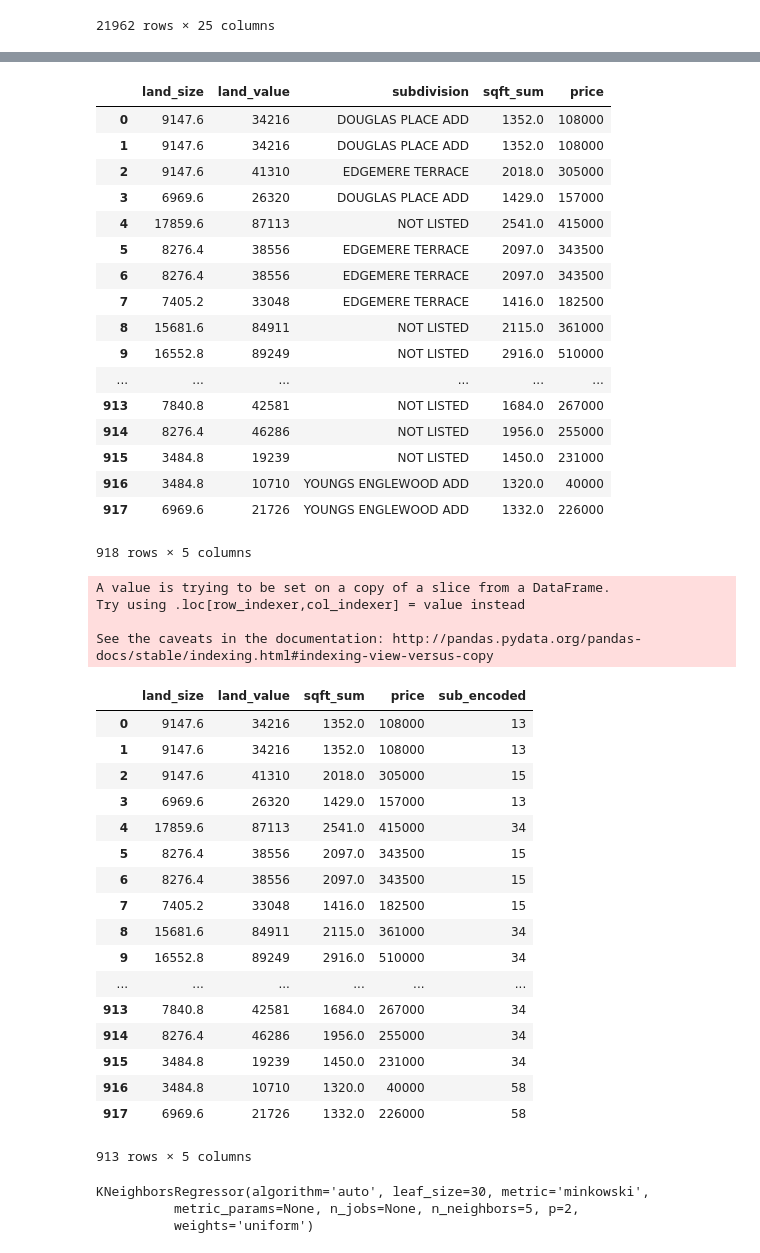
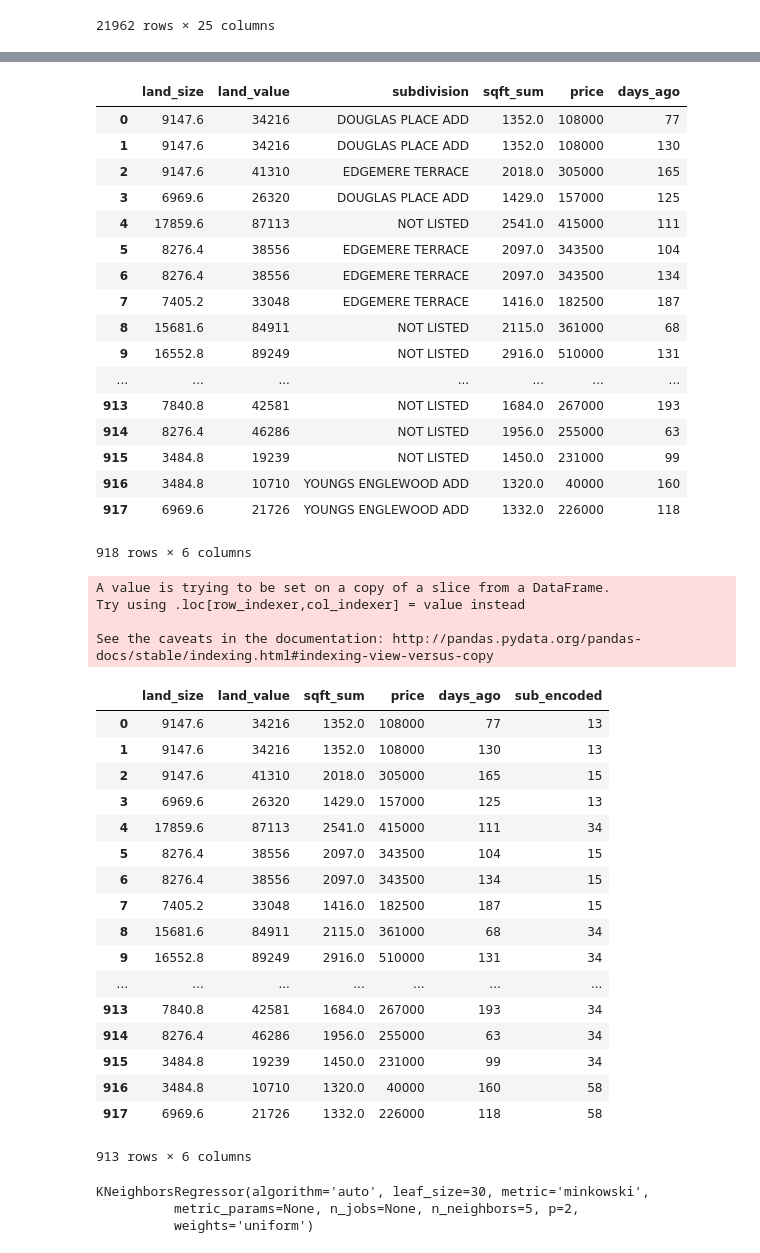
Before and after one commit to ottinger/apartments_analysis, a Jupyter notebook: housing_price_prediction/housing-price-prediction.ipynb, the cells around one changed output, grey strips where cells are left out. Drawn from its saved outputs; the diff is of its cells as text; code cells hidden in the pictures.

Commit message:
add days_ago to housing price prediction

```diff
--- a/housing_price_prediction/housing-price-prediction.ipynb
+++ b/housing_price_prediction/housing-price-prediction.ipynb
@@ -9,7 +9,9 @@ def read_sales_csv(filename):
     with open(filename) as csvfile:
         reader = csv.DictReader(csvfile)
         for row in reader:
-            sales.append({'date': datetime.strptime(row['date'], '%m/%d/%y'),
+            date = datetime.strptime(row['date'], '%m/%d/%y')
+            sales.append({'date': date,
+                     'days_ago': (datetime.now() - date).days,
                      'account_number': row['account_number'],
                      'price': int(row['price'])})
     return sales
@@ -146,26 +148,26 @@ display(merged_df)
 # %%
-new_df = merged_df[['land_size', 'land_value', 'subdivision', 'sqft_sum', 'price']]
+new_df = merged_df[['land_size', 'land_value', 'subdivision', 'sqft_sum', 'price', 'days_ago']]
 
 display(new_df)
 # %% [output]
-|  | land_size | land_value | subdivision | sqft_sum | price |
-| 0 | 9147.6 | 34216 | DOUGLAS PLACE ADD | 1352.0 | 108000 |
-| 1 | 9147.6 | 34216 | DOUGLAS PLACE ADD | 1352.0 | 108000 |
-| 2 | 9147.6 | 41310 | EDGEMERE TERRACE | 2018.0 | 305000 |
-| 3 | 6969.6 | 26320 | DOUGLAS PLACE ADD | 1429.0 | 157000 |
-| 4 | 17859.6 | 87113 | NOT LISTED | 2541.0 | 415000 |
-| 5 | 8276.4 | 38556 | EDGEMERE TERRACE | 2097.0 | 343500 |
-| 6 | 8276.4 | 38556 | EDGEMERE TERRACE | 2097.0 | 343500 |
-| 7 | 7405.2 | 33048 | EDGEMERE TERRACE | 1416.0 | 182500 |
-| 8 | 15681.6 | 84911 | NOT LISTED | 2115.0 | 361000 |
-| 9 | 16552.8 | 89249 | NOT LISTED | 2916.0 | 510000 |
-| ... | ... | ... | ... | ... | ... |
-| 913 | 7840.8 | 42581 | NOT LISTED | 1684.0 | 267000 |
-| 914 | 8276.4 | 46286 | NOT LISTED | 1956.0 | 255000 |
-| 915 | 3484.8 | 19239 | NOT LISTED | 1450.0 | 231000 |
-| 916 | 3484.8 | 10710 | YOUNGS ENGLEWOOD ADD | 1320.0 | 40000 |
-| 917 | 6969.6 | 21726 | YOUNGS ENGLEWOOD ADD | 1332.0 | 226000 |
+|  | land_size | land_value | subdivision | sqft_sum | price | days_ago |
+| 0 | 9147.6 | 34216 | DOUGLAS PLACE ADD | 1352.0 | 108000 | 77 |
+| 1 | 9147.6 | 34216 | DOUGLAS PLACE ADD | 1352.0 | 108000 | 130 |
+| 2 | 9147.6 | 41310 | EDGEMERE TERRACE | 2018.0 | 305000 | 165 |
+| 3 | 6969.6 | 26320 | DOUGLAS PLACE ADD | 1429.0 | 157000 | 125 |
+| 4 | 17859.6 | 87113 | NOT LISTED | 2541.0 | 415000 | 111 |
+| 5 | 8276.4 | 38556 | EDGEMERE TERRACE | 2097.0 | 343500 | 104 |
+| 6 | 8276.4 | 38556 | EDGEMERE TERRACE | 2097.0 | 343500 | 134 |
+| 7 | 7405.2 | 33048 | EDGEMERE TERRACE | 1416.0 | 182500 | 187 |
+| 8 | 15681.6 | 84911 | NOT LISTED | 2115.0 | 361000 | 68 |
+| 9 | 16552.8 | 89249 | NOT LISTED | 2916.0 | 510000 | 131 |
+| ... | ... | ... | ... | ... | ... | ... |
+| 913 | 7840.8 | 42581 | NOT LISTED | 1684.0 | 267000 | 193 |
+| 914 | 8276.4 | 46286 | NOT LISTED | 1956.0 | 255000 | 63 |
+| 915 | 3484.8 | 19239 | NOT LISTED | 1450.0 | 231000 | 99 |
+| 916 | 3484.8 | 10710 | YOUNGS ENGLEWOOD ADD | 1320.0 | 40000 | 160 |
+| 917 | 6969.6 | 21726 | YOUNGS ENGLEWOOD ADD | 1332.0 | 226000 | 118 |
-918 rows × 5 columns
+918 rows × 6 columns
 # %%
 from sklearn.model_selection import train_test_split
 from sklearn import preprocessing
@@ -176,7 +178,7 @@ new_df['sub_encoded'] = le.fit_transform(new_df['subdivision'])
 new_df = new_df.drop(columns=['subdivision']).dropna()
 display(new_df)
 
-X = new_df[['land_size', 'land_value', 'sub_encoded', 'sqft_sum']]
+X = new_df[['land_size', 'land_value', 'sub_encoded', 'sqft_sum', 'days_ago']]
 y = new_df['price']
 
 X_train, X_test, y_train, y_test = train_test_split(X, y, random_state=0)
@@ -185,24 +187,24 @@ A value is trying to be set on a copy of a slice from a DataFrame.
 Try using .loc[row_indexer,col_indexer] = value instead
 
 See the caveats in the documentation: http://pandas.pydata.org/pandas-docs/stable/indexing.html#indexing-view-versus-copy
-|  | land_size | land_value | sqft_sum | price | sub_encoded |
-| 0 | 9147.6 | 34216 | 1352.0 | 108000 | 13 |
-| 1 | 9147.6 | 34216 | 1352.0 | 108000 | 13 |
-| 2 | 9147.6 | 41310 | 2018.0 | 305000 | 15 |
-| 3 | 6969.6 | 26320 | 1429.0 | 157000 | 13 |
-| 4 | 17859.6 | 87113 | 2541.0 | 415000 | 34 |
-| 5 | 8276.4 | 38556 | 2097.0 | 343500 | 15 |
-| 6 | 8276.4 | 38556 | 2097.0 | 343500 | 15 |
-| 7 | 7405.2 | 33048 | 1416.0 | 182500 | 15 |
-| 8 | 15681.6 | 84911 | 2115.0 | 361000 | 34 |
-| 9 | 16552.8 | 89249 | 2916.0 | 510000 | 34 |
-| ... | ... | ... | ... | ... | ... |
-| 913 | 7840.8 | 42581 | 1684.0 | 267000 | 34 |
-| 914 | 8276.4 | 46286 | 1956.0 | 255000 | 34 |
-| 915 | 3484.8 | 19239 | 1450.0 | 231000 | 34 |
-| 916 | 3484.8 | 10710 | 1320.0 | 40000 | 58 |
-| 917 | 6969.6 | 21726 | 1332.0 | 226000 | 58 |
+|  | land_size | land_value | sqft_sum | price | days_ago | sub_encoded |
+| 0 | 9147.6 | 34216 | 1352.0 | 108000 | 77 | 13 |
+| 1 | 9147.6 | 34216 | 1352.0 | 108000 | 130 | 13 |
+| 2 | 9147.6 | 41310 | 2018.0 | 305000 | 165 | 15 |
+| 3 | 6969.6 | 26320 | 1429.0 | 157000 | 125 | 13 |
+| 4 | 17859.6 | 87113 | 2541.0 | 415000 | 111 | 34 |
+| 5 | 8276.4 | 38556 | 2097.0 | 343500 | 104 | 15 |
+| 6 | 8276.4 | 38556 | 2097.0 | 343500 | 134 | 15 |
+| 7 | 7405.2 | 33048 | 1416.0 | 182500 | 187 | 15 |
+| 8 | 15681.6 | 84911 | 2115.0 | 361000 | 68 | 34 |
+| 9 | 16552.8 | 89249 | 2916.0 | 510000 | 131 | 34 |
+| ... | ... | ... | ... | ... | ... | ... |
+| 913 | 7840.8 | 42581 | 1684.0 | 267000 | 193 | 34 |
+| 914 | 8276.4 | 46286 | 1956.0 | 255000 | 63 | 34 |
+| 915 | 3484.8 | 19239 | 1450.0 | 231000 | 99 | 34 |
+| 916 | 3484.8 | 10710 | 1320.0 | 40000 | 160 | 58 |
+| 917 | 6969.6 | 21726 | 1332.0 | 226000 | 118 | 58 |
-913 rows × 5 columns
+913 rows × 6 columns
 # %%
 from sklearn.neighbors import KNeighborsRegressor
 knn = KNeighborsRegressor(n_neighbors=5)
```
Also changed, not shown: parts of 10 cells of this notebook.
